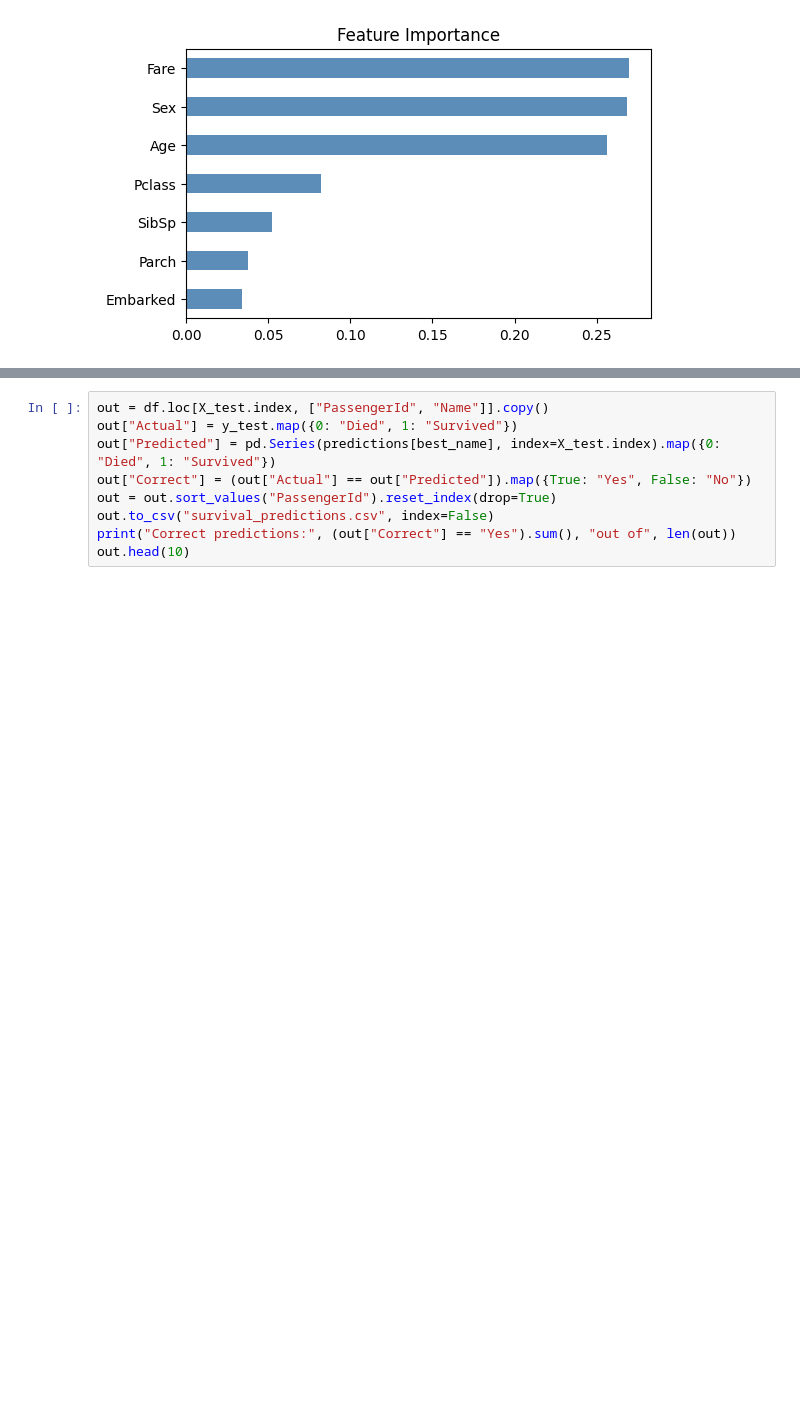
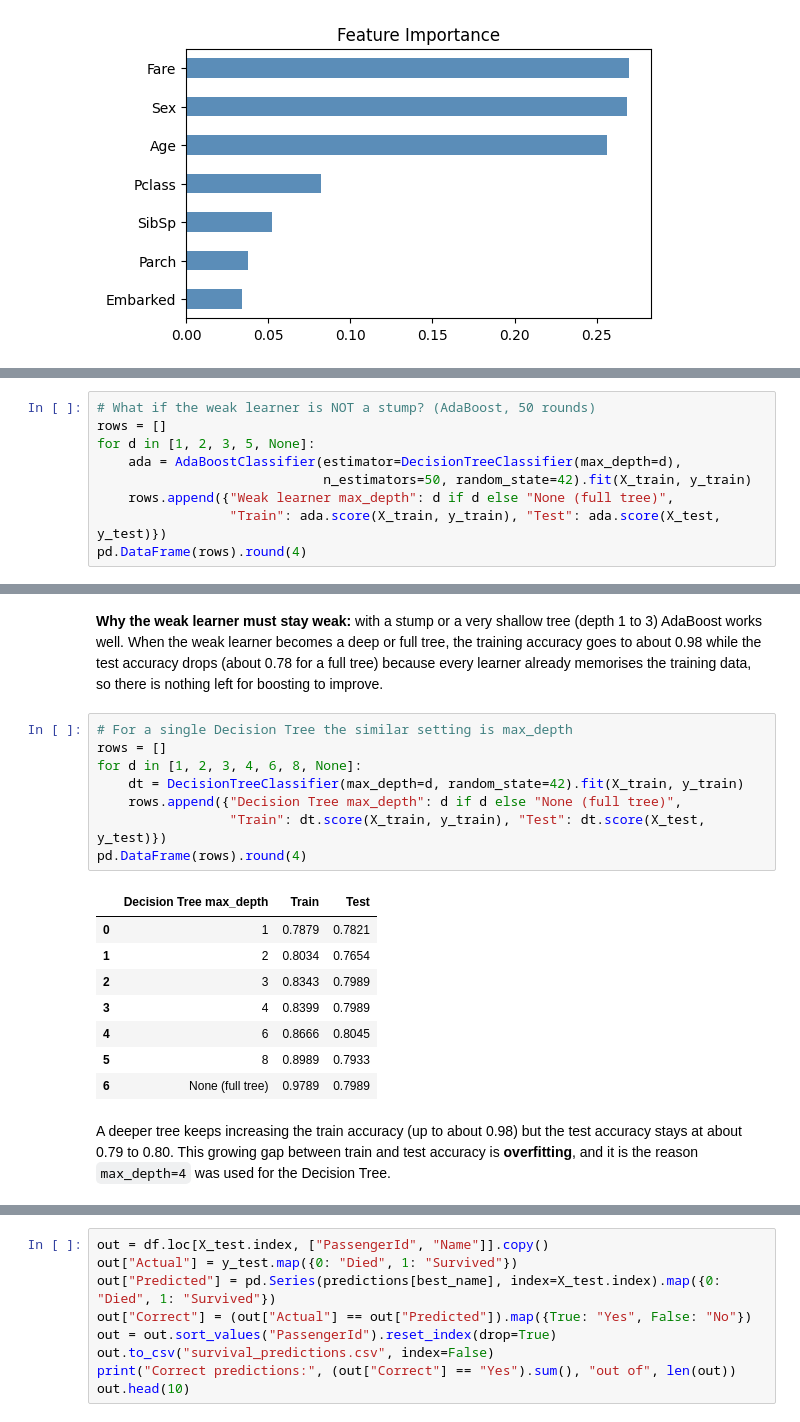
Before and after one commit to aniket123pathak/ML_mini_project, a Jupyter notebook: titanic_survival_prediction.ipynb, the cells around one changed output, grey strips where cells are left out. Saved outputs shown, nothing was run; the diff lists cells and outputs as text; blank space fills up the shorter version.

```diff
--- a/titanic_survival_prediction.ipynb
+++ b/titanic_survival_prediction.ipynb
@@ -250,0 +304,9 @@ plt.show()
+# %%
+# What if the weak learner is NOT a stump? (AdaBoost, 50 rounds)
+rows = []
+for d in [1, 2, 3, 5, None]:
+    ada = AdaBoostClassifier(estimator=DecisionTreeClassifier(max_depth=d),
+                             n_estimators=50, random_state=42).fit(X_train, y_train)
+    rows.append({"Weak learner max_depth": d if d else "None (full tree)",
+                 "Train": ada.score(X_train, y_train), "Test": ada.score(X_test, y_test)})
+pd.DataFrame(rows).round(4)
@@ -251 +320,22 @@ plt.show()
+# %% [markdown]
+**Why the weak learner must stay weak:** with a stump or a very shallow tree (depth 1 to 3) AdaBoost works well. When the weak learner becomes a deep or full tree, the training accuracy goes to about 0.98 while the test accuracy drops (about 0.78 for a full tree) because every learner already memorises the training data, so there is nothing left for boosting to improve.
+# %%
+# For a single Decision Tree the similar setting is max_depth
+rows = []
+for d in [1, 2, 3, 4, 6, 8, None]:
+    dt = DecisionTreeClassifier(max_depth=d, random_state=42).fit(X_train, y_train)
+    rows.append({"Decision Tree max_depth": d if d else "None (full tree)",
+                 "Train": dt.score(X_train, y_train), "Test": dt.score(X_test, y_test)})
+pd.DataFrame(rows).round(4)
+# %% [output]
+|  | Decision Tree max_depth | Train | Test |
+| 0 | 1 | 0.7879 | 0.7821 |
+| 1 | 2 | 0.8034 | 0.7654 |
+| 2 | 3 | 0.8343 | 0.7989 |
+| 3 | 4 | 0.8399 | 0.7989 |
+| 4 | 6 | 0.8666 | 0.8045 |
+| 5 | 8 | 0.8989 | 0.7933 |
+| 6 | None (full tree) | 0.9789 | 0.7989 |
+# %% [markdown]
+A deeper tree keeps increasing the train accuracy (up to about 0.98) but the test accuracy stays at about 0.79 to 0.80. This growing gap between train and test accuracy is **overfitting**, and it is the reason `max_depth=4` was used for the Decision Tree.
 # %% [markdown]
```
Also changed, not shown: parts of 10 cells of this notebook, 2 other files.
